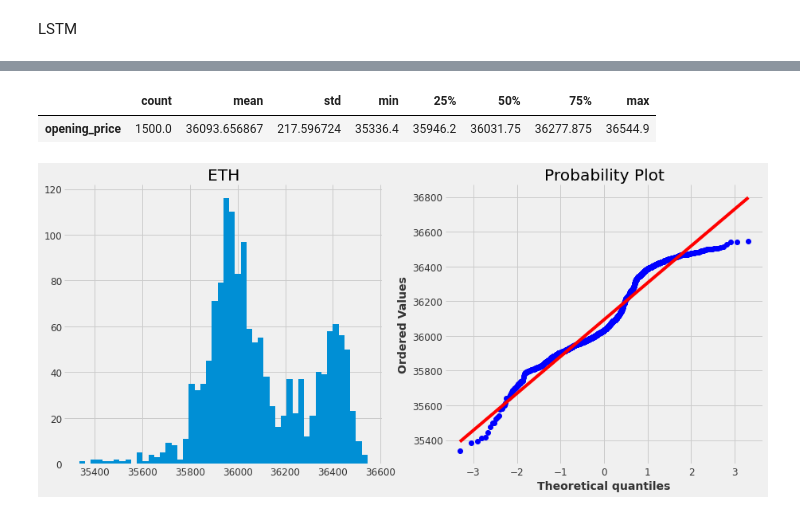
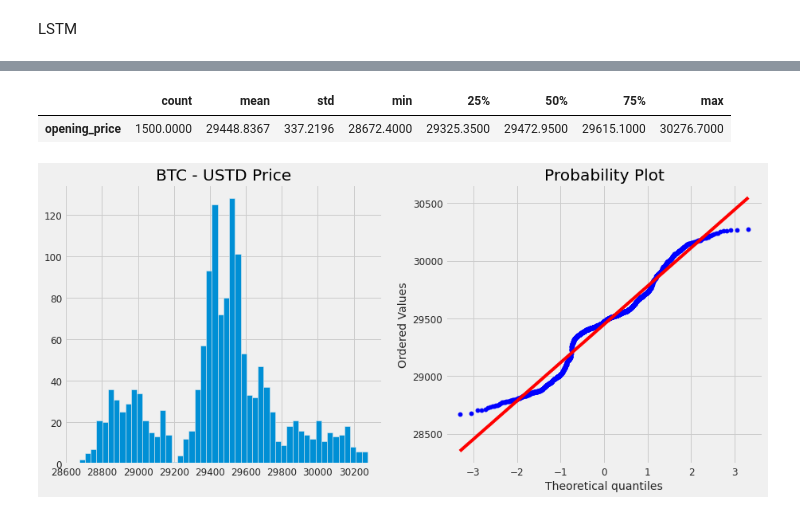
Before and after one commit to ehgp/realtime_crypto_arbitrage_bot, a Jupyter notebook: eda/EDA_1_Min_Range_LSTM.ipynb, the cells around one changed output, grey strips where cells are left out. Saved outputs shown, nothing was run; the diff lists cells and outputs as text; code cells hidden in the pictures.

```diff
--- a/eda/EDA_1_Min_Range_LSTM.ipynb
+++ b/eda/EDA_1_Min_Range_LSTM.ipynb
@@ -190,15 +168,15 @@ plt.show();
 # %%
 plt.figure(figsize=(14,6))
 plt.subplot(1,2,1)
 df['opening_price'].hist(bins=50)
-plt.title('ETH')
+plt.title('BTC - USTD Price')
 plt.subplot(1,2,2)
 stats.probplot(df['opening_price'], plot=plt);
 df1.describe().T
 # %% [output]
 |  | count | mean | std | min | 25% | 50% | 75% | max |
-| opening_price | 1500.0 | 36093.656867 | 217.596724 | 35336.4 | 35946.2 | 36031.75 | 36277.875 | 36544.9 |
+| opening_price | 1500.0000 | 29448.8367 | 337.2196 | 28672.4000 | 29325.3500 | 29472.9500 | 29615.1000 | 30276.7000 |
-[figure, old version]
+[figure, new version]
 # %%
 from statsmodels.tsa.stattools import adfuller
 
```
Also changed, not shown: parts of 19 cells of this notebook, 5 other files.
